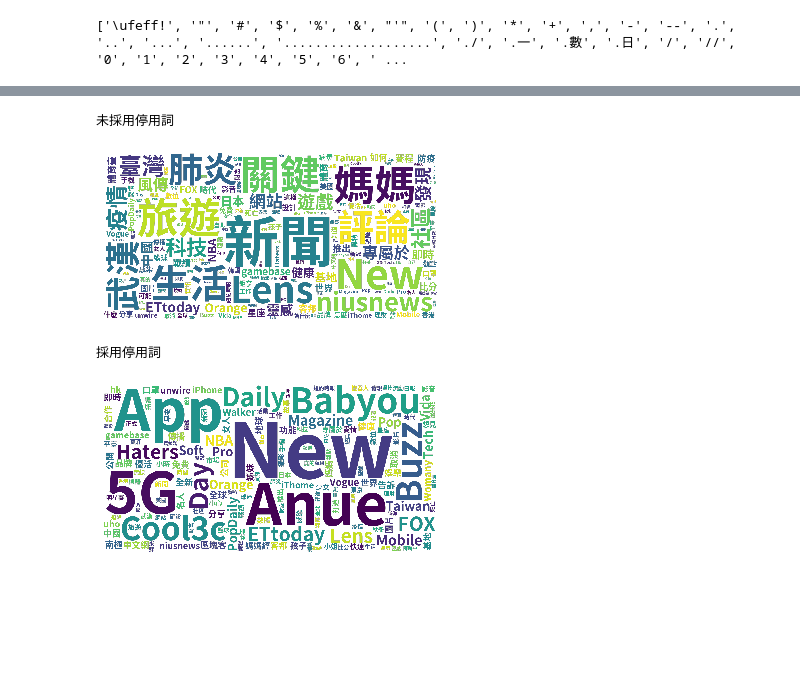
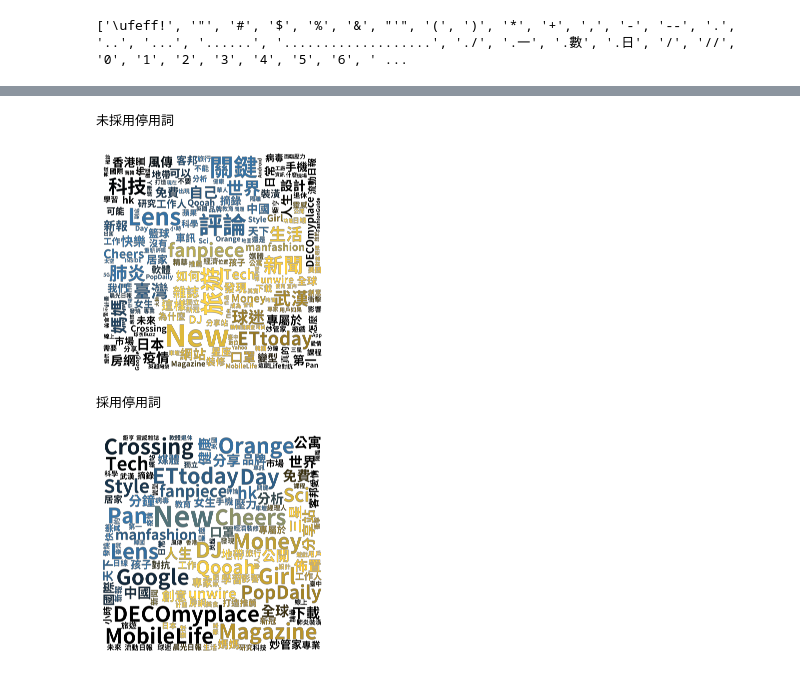
Before and after one commit to FelixYangPersonal/1st-PyCrawlerMarathon, a Jupyter notebook: homework/Day038_040_Independent_Study.ipynb, the cells around one changed output, grey strips where cells are left out. Saved outputs shown, nothing was run; the diff lists cells and outputs as text; code cells hidden in the pictures; blank space fills up the shorter version.

```diff
--- a/homework/Day038_040_Independent_Study.ipynb
+++ b/homework/Day038_040_Independent_Study.ipynb
@@ -156,8 +258,2 @@ browser.quit();
 # %% [markdown]
 **觀看儲存的熱門新聞文章標題(共500筆)**
-# %%
-for i, item in enumerate(news):
-    soup_news = BeautifulSoup(item, 'lxml')
-    news_title = soup_news.find('a',
-                                attrs={'class':'sc-RbTVP sc-kEmuub eSJXii'}).get('title')
-    print(i + 1, news_title)
@@ -897,15 +1462,13 @@ del ner
 ###
 # %%
 # 載入stopwords
-with open('./Data/stopwords1893.txt', encoding='utf-8') as f:
-    stop_word = f.read().split('\n')
-print(stop_word)
+with open('./Final/stopwords1893.txt', encoding='utf-8') as f:
+    stop_word = f.read().replace('\n', ' ').split()
+print(stop_word[:200])
 # %% [output]
 ['\ufeff!', '"', '#', '$', '%', '&', "'", '(', ')', '*', '+', ',', '-', '--', '.', '..', '...', '......', '...................', './', '.一', '.數', '.日', '/', '//', '0', '1', '2', '3', '4', '5', '6', ' ...
 # %%
-vectorizer = CountVectorizer(lowercase=False,
-                             stop_words=stop_word,
-                             max_df=0.8, min_df=5)
+vectorizer = CountVectorizer(lowercase=False stop_words=stop_word, max_df=0.8, min_df=5)
 X = vectorizer.fit_transform(corpus_title)
 print(X.shape)
 print(vectorizer.vocabulary_.keys())
@@ -981,39 +1544,46 @@ print(tfidf_list)
 # %%
-font_path = 'Data/SourceHanSansTW-Bold.otf'
+font_path = 'Final/SourceHanSansTW-Bold.otf'
+mask = np.array(Image.open('Final/Python_logo_icon.png'))
+
+color_func = ImageColorGenerator(mask)
 
 # 未採用停用詞
 print('未採用停用詞')
 text = ' '.join(corpus_title)
-cloud = WordCloud(font_path=font_path,
-                  width=1500,
-                  height=750,
-                  min_font_size=10,
-                  background_color=None,
-                  mode='RGBA',
-                  collocations=False,
-                  margin=5
-                 ).generate(text)
-plt.imshow(cloud)
+wc = WordCloud(font_path=font_path,
+               width=1500,
+               height=750,
+               mask=mask,
+               min_font_size=10,
+               background_color=None,
+               mode='RGBA',
+               collocations=False,
+               margin=1
+              ).generate(text)
+plt.imshow(wc.recolor(color_func=color_func), interpolation='bilinear')
 plt.axis("off")
+plt.savefig(f'Final/word_cloud_1.png', dpi=300)
 plt.show()
 
 # 採用停用詞
 print('採用停用詞')
 text = ' '.join(word)
-cloud = WordCloud(font_path=font_path,
-                  width=1500,
-                  height=750,
-                  min_font_size=10,
-                  background_color=None,
-                  mode='RGBA',
-                  collocations=False,
-                  margin=5
-                 ).generate(text)
-plt.imshow(cloud)
+wc = WordCloud(font_path=font_path,
+               width=1500,
+               height=750,
+               mask=mask,
+               min_font_size=10,
+               background_color=None,
+               mode='RGBA',
+               collocations=False,
+               margin=1
+              ).generate(text)
+plt.imshow(wc.recolor(color_func=color_func), interpolation='bilinear')
 plt.axis("off")
+plt.savefig(f'Final/word_cloud_2.png', dpi=300)
 plt.show()
 # %% [output]
 未採用停用詞
-[figure, old version]
+[figure, new version]
 採用停用詞
-[figure, old version]
+[figure, new version]
```
Also changed, not shown: parts of 65 cells of this notebook.
